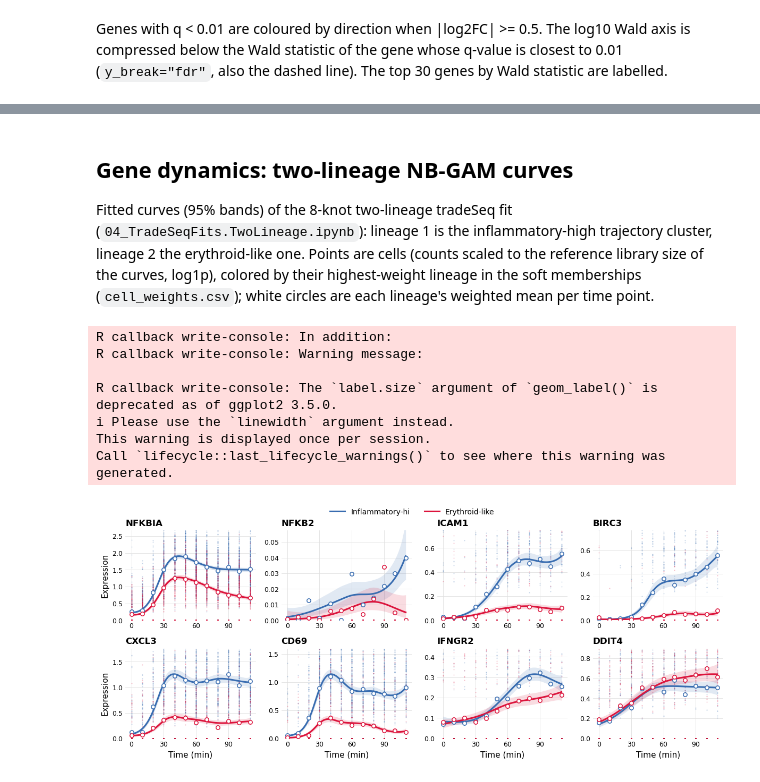
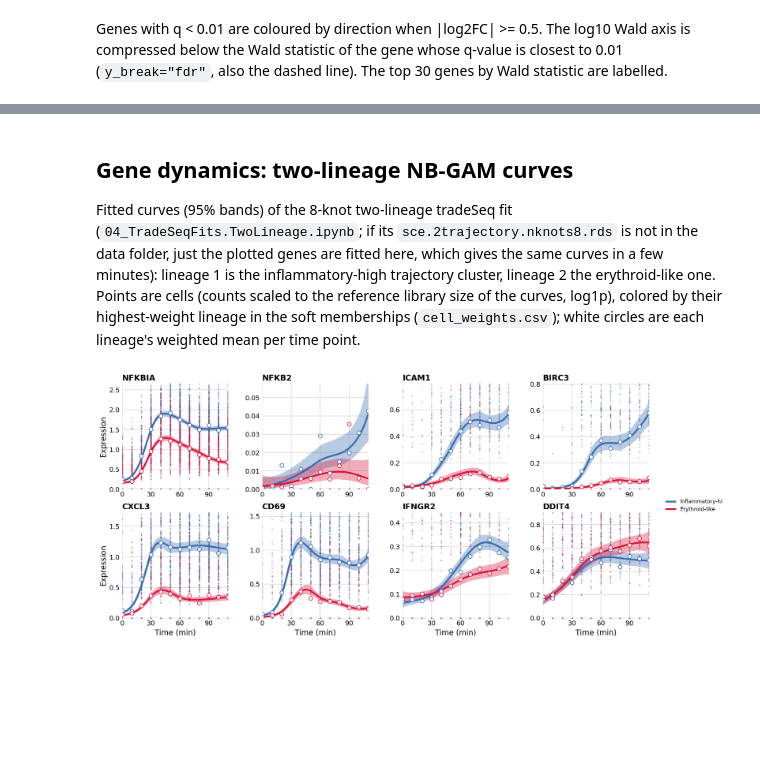
Before and after one commit to Wang-lab-UCSD/ChronoPack, a Jupyter notebook: analyses/k562-tnfa.hg38.rep/05_Visualization.ipynb, the cells around one changed output, grey strips where cells are left out. Saved outputs shown, nothing was run; the diff lists cells and outputs as text; code cells hidden in the pictures; blank space fills up the shorter version.

Commit message:
updated to include data download, small fixes

```diff
--- a/analyses/k562-tnfa.hg38.rep/05_Visualization.ipynb
+++ b/analyses/k562-tnfa.hg38.rep/05_Visualization.ipynb
@@ -215,33 +217,35 @@ volcano
 # %% [markdown]
 ## Gene dynamics: two-lineage NB-GAM curves
 
-Fitted curves (95% bands) of the 8-knot two-lineage tradeSeq fit (`04_TradeSeqFits.TwoLineage.ipynb`): lineage 1 is the inflammatory-high trajectory cluster, lineage 2 the erythroid-like one. Points are cells (counts scaled to the reference library size of the curves, log1p), colored by their highest-weight lineage in the soft memberships (`cell_weights.csv`); white circles are each lineage's weighted mean per time point.
+Fitted curves (95% bands) of the 8-knot two-lineage tradeSeq fit (`04_TradeSeqFits.TwoLineage.ipynb`; if its `sce.2trajectory.nknots8.rds` is not in the data folder, just the plotted genes are fitted here, which gives the same curves in a few minutes): lineage 1 is the inflammatory-high trajectory cluster, lineage 2 the erythroid-like one. Points are cells (counts scaled to the reference library size of the curves, log1p), colored by their highest-weight lineage in the soft memberships (`cell_weights.csv`); white circles are each lineage's weighted mean per time point.
 # %%
 GENES = ["NFKBIA", "NFKB2", "ICAM1", "BIRC3", "CXCL3", "CD69", "IFNGR2", "DDIT4"]
+
+# The stored two-lineage fit from 04_TradeSeqFits.TwoLineage.ipynb if present; otherwise fit only these genes
+# (same inputs, cell weights and knots, so the same per-gene fits) in a temporary folder.
+if (TRADESEQ_DIR / "sce.2trajectory.nknots8.rds").exists():
+    two_lineage_fit = TRADESEQ_DIR
+else:
+    print("No stored two-lineage fit; fitting the plotted genes only.")
+    two_lineage_fit = cp.tl.fit_gene_dynamics(
+        input_dir=TRADESEQ_DIR, genes=GENES, lineage_weights="cell_weights.csv", final_nknots=8, verbose=False
+    )
 
 curves, observations = [], []
 for lineage, name in [(1, FATE_NAMES["0"]), (2, FATE_NAMES["1"])]:
     curves.append(cp.tl.predict_gene_dynamics(
-        TRADESEQ_DIR, GENES, lineage=lineage, sce_file="sce.2trajectory.nknots8.rds", time_max=110
+        two_lineage_fit, GENES, lineage=lineage, sce_file="sce.2trajectory.nknots8.rds", time_max=110
     ).assign(lineage=name))
     observations.append(cp.tl.observed_gene_dynamics(
         TRADESEQ_DIR, GENES, lineage=lineage, lineage_weights="cell_weights.csv", time_max=110
     ).assign(lineage=name))
 fig = cp.pl.gene_dynamics_curves(
     pd.concat(curves),
     GENES,
     observations=pd.concat(observations),
     ncols=4,
     colors={FATE_NAMES["0"]: "#386cb0", FATE_NAMES["1"]: "#DC143C"},
     output=FIG_DIR / "two_lineage_gene_curves.pdf",
 )
 # %% [output]
-R callback write-console: In addition:
-R callback write-console: Warning message:
-
-R callback write-console: The `label.size` argument of `geom_label()` is deprecated as of ggplot2 3.5.0.
-i Please use the `linewidth` argument instead.
-This warning is displayed once per session.
-Call `lifecycle::last_lifecycle_warnings()` to see where this warning was
-generated.
-[figure, old version]
+[figure, new version]
```
Also changed, not shown: parts of 7 cells of this notebook, 47 other files.
